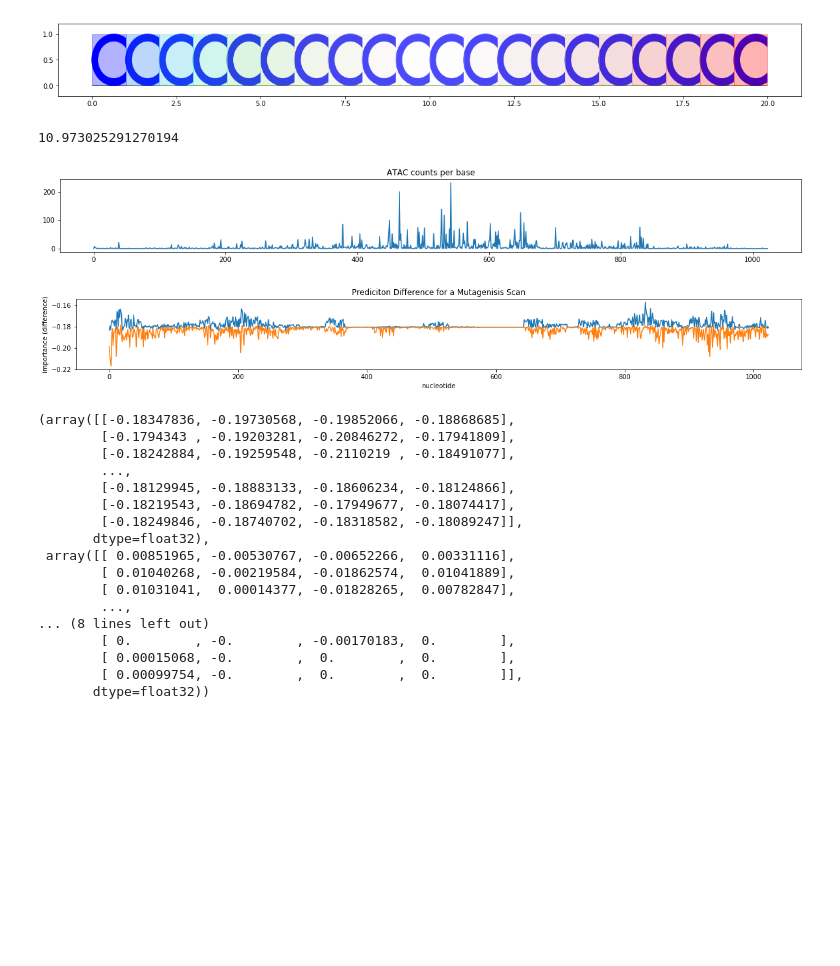
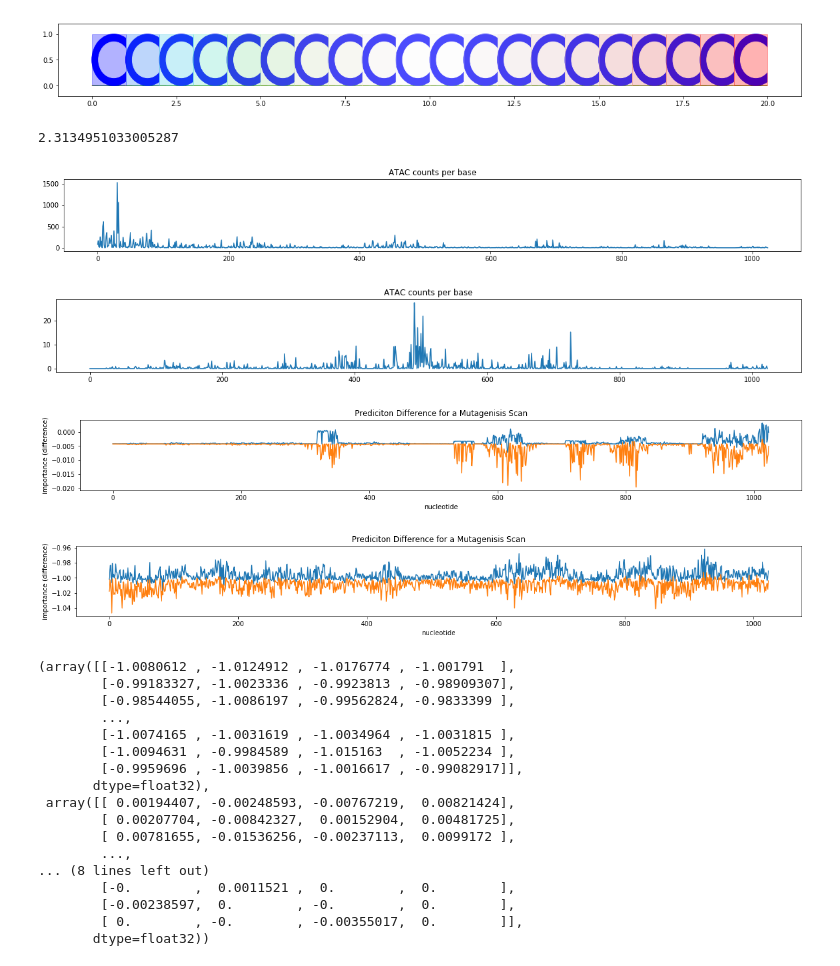
Before and after one commit to kal26/Acessibility_Models, a Jupyter notebook: convolution_model/localizing_importance.ipynb, the cells around one changed output. Drawn from its saved outputs; the diff is of its cells as text; code cells hidden in the pictures; blank space fills up the shorter version.

```diff
--- a/convolution_model/localizing_importance.ipynb
+++ b/convolution_model/localizing_importance.ipynb
@@ -32,32 +32,40 @@ d = datagen.datagen(peaks)
 [figure]
 # %%
 n, s = next(d)
+n2, s = next(d)
+
 print(s)
 seq = atacseq.ATACSeq(n)
+seq2 = atacseq.ATACSeq(n2)
 seq.graph()
+seq2.graph()
 # %% [output]
-10.973025291270194
+2.3134951033005287
-[figure, old version]
+[figure, new version]
+[figure, added]
 # %%
 model.get_importance(seq, plot=True)
+seq.atac_counts=seq2.atac_counts
+model.get_importance(seq, plot=True)
 # %% [output]
-[figure, old version]
+[figure, new version]
+[figure, added]
-(array([[-0.18347836, -0.19730568, -0.19852066, -0.18868685],
-        [-0.1794343 , -0.19203281, -0.20846272, -0.17941809],
-        [-0.18242884, -0.19259548, -0.2110219 , -0.18491077],
+(array([[-1.0080612 , -1.0124912 , -1.0176774 , -1.001791  ],
+        [-0.99183327, -1.0023336 , -0.9923813 , -0.98909307],
+        [-0.98544055, -1.0086197 , -0.99562824, -0.9833399 ],
         ...,
-        [-0.18129945, -0.18883133, -0.18606234, -0.18124866],
-        [-0.18219543, -0.18694782, -0.17949677, -0.18074417],
-        [-0.18249846, -0.18740702, -0.18318582, -0.18089247]],
+        [-1.0074165 , -1.0031619 , -1.0034964 , -1.0031815 ],
+        [-1.0094631 , -0.9984589 , -1.015163  , -1.0052234 ],
+        [-0.9959696 , -1.0039856 , -1.0016617 , -0.99082917]],
        dtype=float32),
- array([[ 0.00851965, -0.00530767, -0.00652266,  0.00331116],
-        [ 0.01040268, -0.00219584, -0.01862574,  0.01041889],
-        [ 0.01031041,  0.00014377, -0.01828265,  0.00782847],
+ array([[ 0.00194407, -0.00248593, -0.00767219,  0.00821424],
+        [ 0.00207704, -0.00842327,  0.00152904,  0.00481725],
+        [ 0.00781655, -0.01536256, -0.00237113,  0.0099172 ],
         ...,
 ... (8 lines left out)
-        [ 0.        , -0.        , -0.00170183,  0.        ],
-        [ 0.00015068, -0.        ,  0.        ,  0.        ],
-        [ 0.00099754, -0.        ,  0.        ,  0.        ]],
+        [-0.        ,  0.0011521 ,  0.        ,  0.        ],
+        [-0.00238597,  0.        , -0.        ,  0.        ],
+        [ 0.        , -0.        , -0.00355017,  0.        ]],
        dtype=float32))
 # %%
 def get_lime(model, seq, viz=False, start=None, end=None, plot=False, temp=.1):
```
Also changed, not shown: 2 other files.
